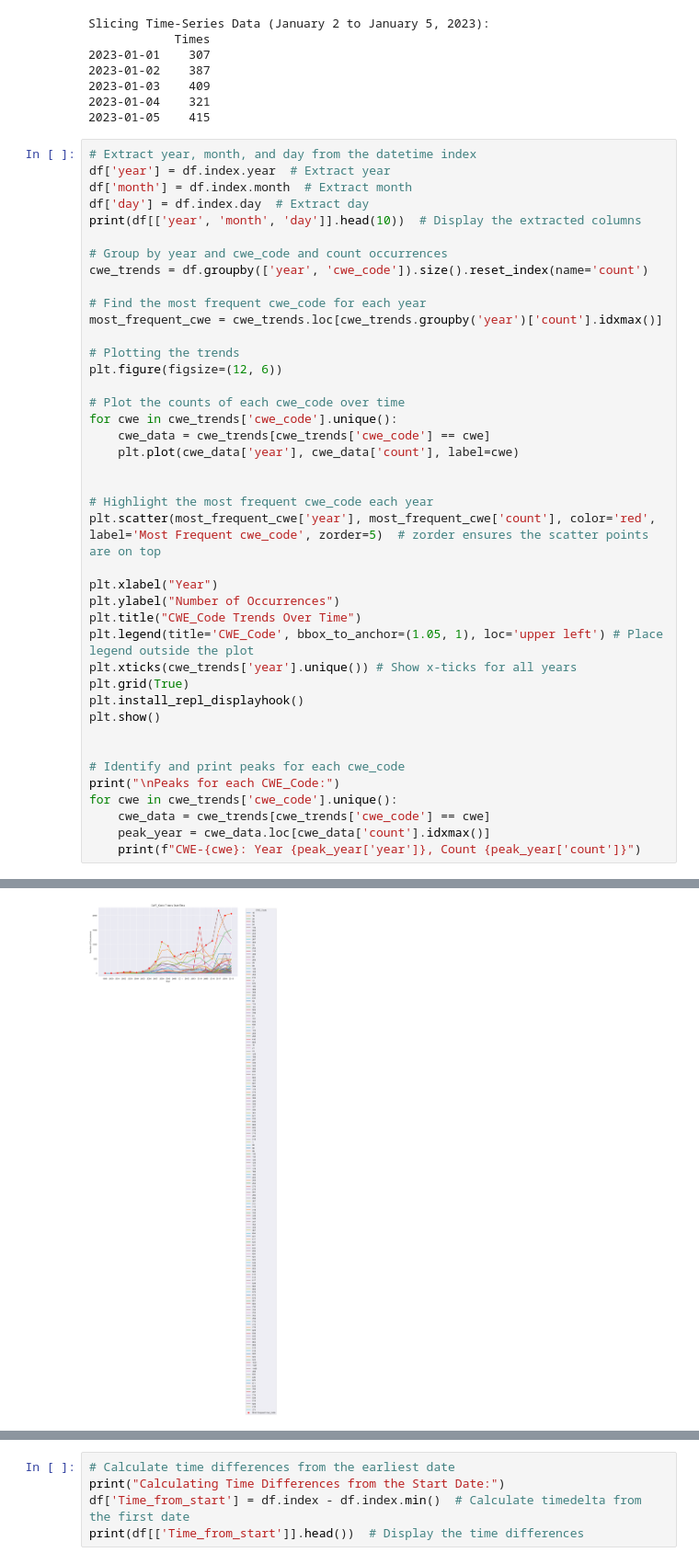
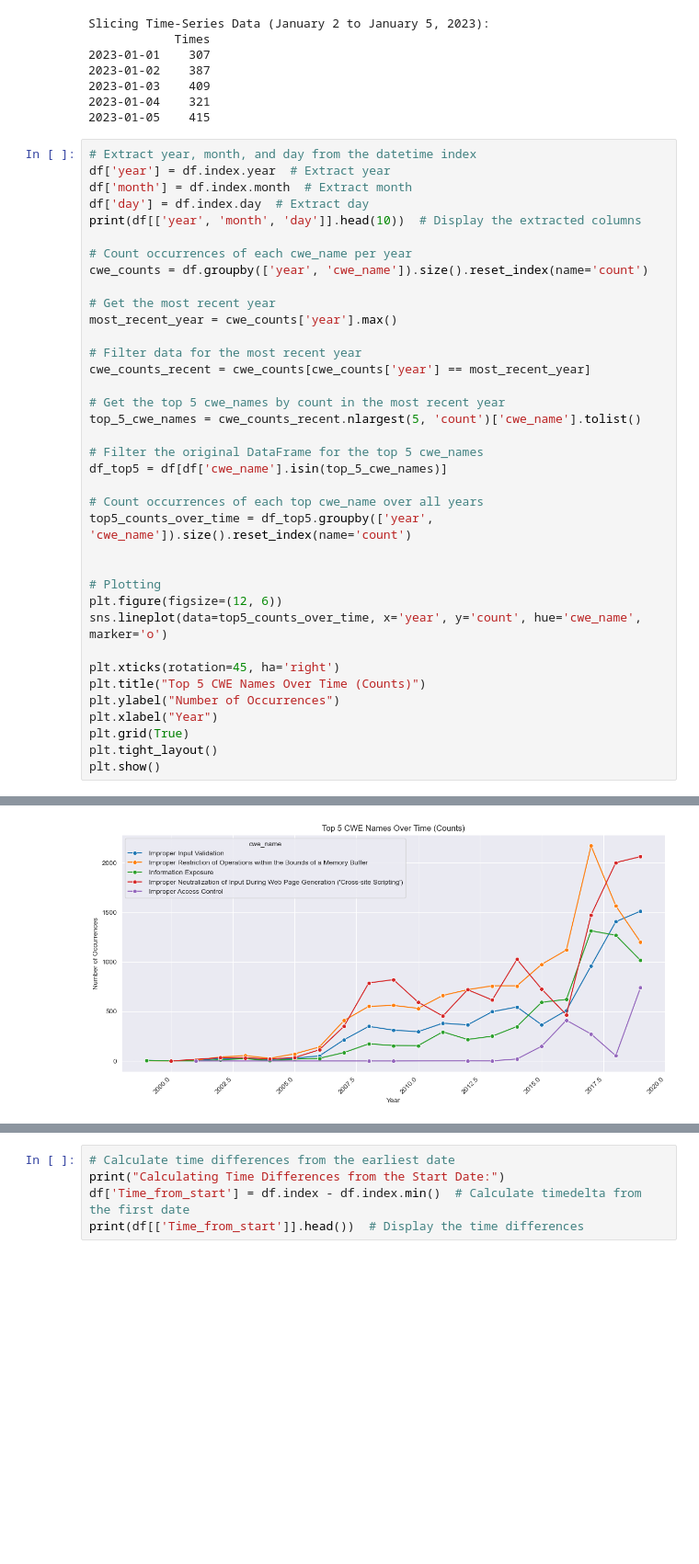
Before and after one commit to 01Qin/DataAnalytics, a Jupyter notebook: mini_project/Common Vulnerability.ipynb, the cells around one changed output, grey strips where cells are left out. Shown at 92% size. Saved outputs shown, nothing was run; the diff lists cells and outputs as text; blank space fills up the shorter version.

```diff
--- a/mini_project/Common Vulnerability.ipynb
+++ b/mini_project/Common Vulnerability.ipynb
@@ -188,55 +188,51 @@ Slicing Time-Series Data (January 2 to January 5, 2023):
 # %%
 # Extract year, month, and day from the datetime index
 df['year'] = df.index.year  # Extract year
 df['month'] = df.index.month  # Extract month
 df['day'] = df.index.day  # Extract day
 print(df[['year', 'month', 'day']].head(10))  # Display the extracted columns
 
-# Group by year and cwe_code and count occurrences
-cwe_trends = df.groupby(['year', 'cwe_code']).size().reset_index(name='count')
+# Count occurrences of each cwe_name per year
+cwe_counts = df.groupby(['year', 'cwe_name']).size().reset_index(name='count')
 
-# Find the most frequent cwe_code for each year
-most_frequent_cwe = cwe_trends.loc[cwe_trends.groupby('year')['count'].idxmax()]
+# Get the most recent year
+most_recent_year = cwe_counts['year'].max()
 
-# Plotting the trends
-plt.figure(figsize=(12, 6))
+# Filter data for the most recent year
+cwe_counts_recent = cwe_counts[cwe_counts['year'] == most_recent_year]
 
-# Plot the counts of each cwe_code over time
-for cwe in cwe_trends['cwe_code'].unique():
-    cwe_data = cwe_trends[cwe_trends['cwe_code'] == cwe]
-    plt.plot(cwe_data['year'], cwe_data['count'], label=cwe)
+# Get the top 5 cwe_names by count in the most recent year
+top_5_cwe_names = cwe_counts_recent.nlargest(5, 'count')['cwe_name'].tolist()
+
+# Filter the original DataFrame for the top 5 cwe_names
+df_top5 = df[df['cwe_name'].isin(top_5_cwe_names)]
+
+# Count occurrences of each top cwe_name over all years
+top5_counts_over_time = df_top5.groupby(['year', 'cwe_name']).size().reset_index(name='count')
 
 
-# Highlight the most frequent cwe_code each year
-plt.scatter(most_frequent_cwe['year'], most_frequent_cwe['count'], color='red', label='Most Frequent cwe_code', zorder=5)  # zorder ensures the scatter points are on top
+# Plotting
+plt.figure(figsize=(12, 6))
+sns.lineplot(data=top5_counts_over_time, x='year', y='count', hue='cwe_name', marker='o')
 
+plt.xticks(rotation=45, ha='right')
+plt.title("Top 5 CWE Names Over Time (Counts)")
+plt.ylabel("Number of Occurrences")
 plt.xlabel("Year")
-plt.ylabel("Number of Occurrences")
-plt.title("CWE_Code Trends Over Time")
-plt.legend(title='CWE_Code', bbox_to_anchor=(1.05, 1), loc='upper left') # Place legend outside the plot
-plt.xticks(cwe_trends['year'].unique()) # Show x-ticks for all years
 plt.grid(True)
-plt.install_repl_displayhook()
+plt.tight_layout()
 plt.show()
-
-
-# Identify and print peaks for each cwe_code
-print("\nPeaks for each CWE_Code:")
-for cwe in cwe_trends['cwe_code'].unique():
-    cwe_data = cwe_trends[cwe_trends['cwe_code'] == cwe]
-    peak_year = cwe_data.loc[cwe_data['count'].idxmax()]
-    print(f"CWE-{cwe}: Year {peak_year['year']}, Count {peak_year['count']}")
 # %% [output]
                      year  month  day
 pub_date
 2019-11-21 15:15:00  2019     11   21
 2019-11-21 15:15:00  2019     11   21
 2019-11-21 15:15:00  2019     11   21
 2019-11-20 21:15:00  2019     11   20
 2019-11-20 20:15:00  2019     11   20
 2019-11-20 20:15:00  2019     11   20
 2019-11-20 20:15:00  2019     11   20
 2019-11-20 20:15:00  2019     11   20
 2019-11-20 19:15:00  2019     11   20
 2019-11-20 19:15:00  2019     11   20
-[figure, old version]
+[figure, new version]
```
Also changed, not shown: parts of 6 cells of this notebook.
